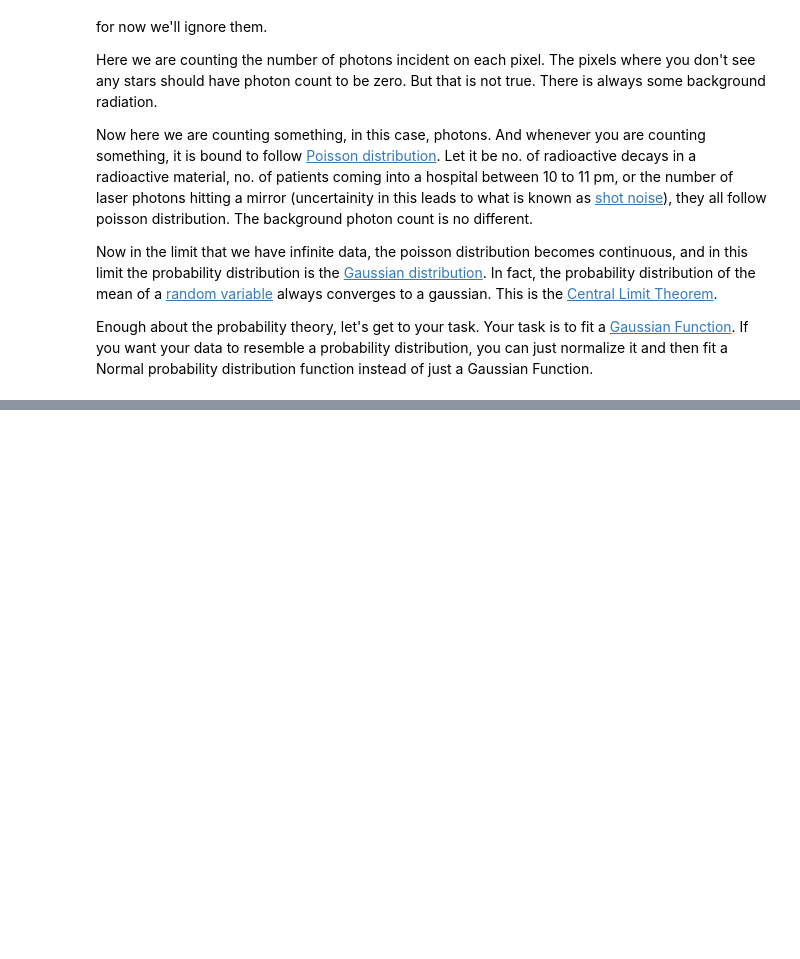
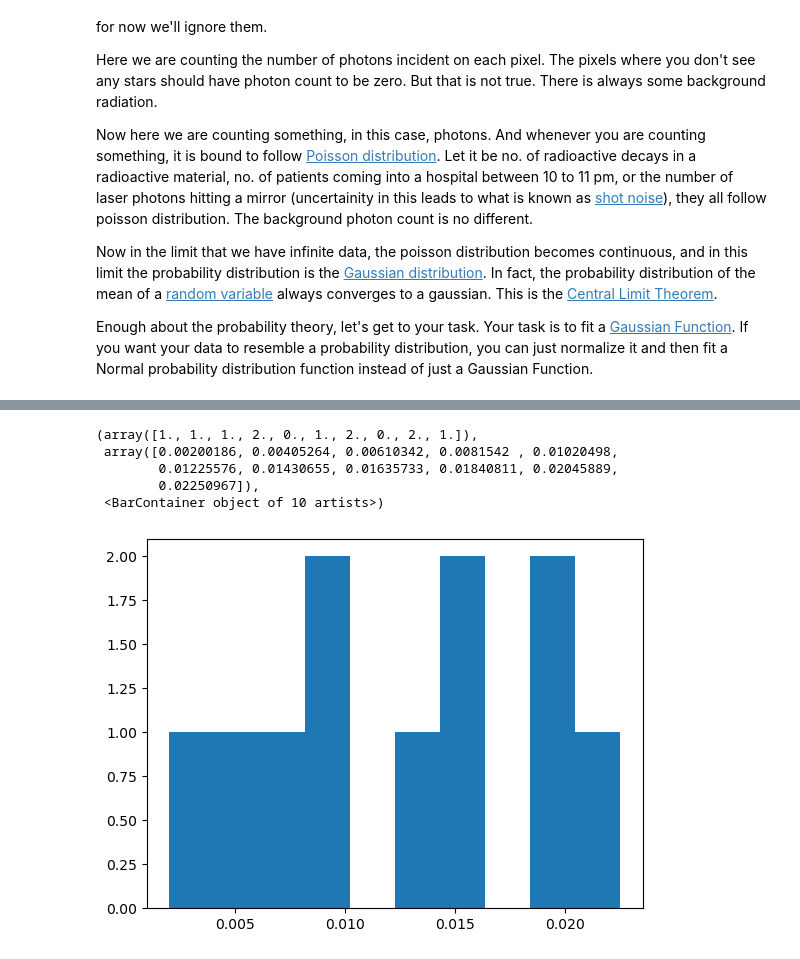
Before and after one commit to Aryan-raj448/data-driven, a Jupyter notebook: SciPy1.ipynb, the cells around one changed output, grey strips where cells are left out. Saved outputs shown, nothing was run; the diff lists cells and outputs as text; code cells hidden in the pictures; blank space fills up the shorter version.

```diff
--- a/SciPy1.ipynb
+++ b/SciPy1.ipynb
@@ -125,0 +236,10 @@ Enough about the probability theory, let's get to your task. Your task is to fit
+# %%
+plt.figure()
+plt.hist(xdata)
+# %% [output]
+(array([1., 1., 1., 2., 0., 1., 2., 0., 2., 1.]),
+ array([0.00200186, 0.00405264, 0.00610342, 0.0081542 , 0.01020498,
+        0.01225576, 0.01430655, 0.01635733, 0.01840811, 0.02045889,
+        0.02250967]),
+ <BarContainer object of 10 artists>)
+[figure, added]
```
Also changed, not shown: parts of 18 cells of this notebook, 1 other file.
